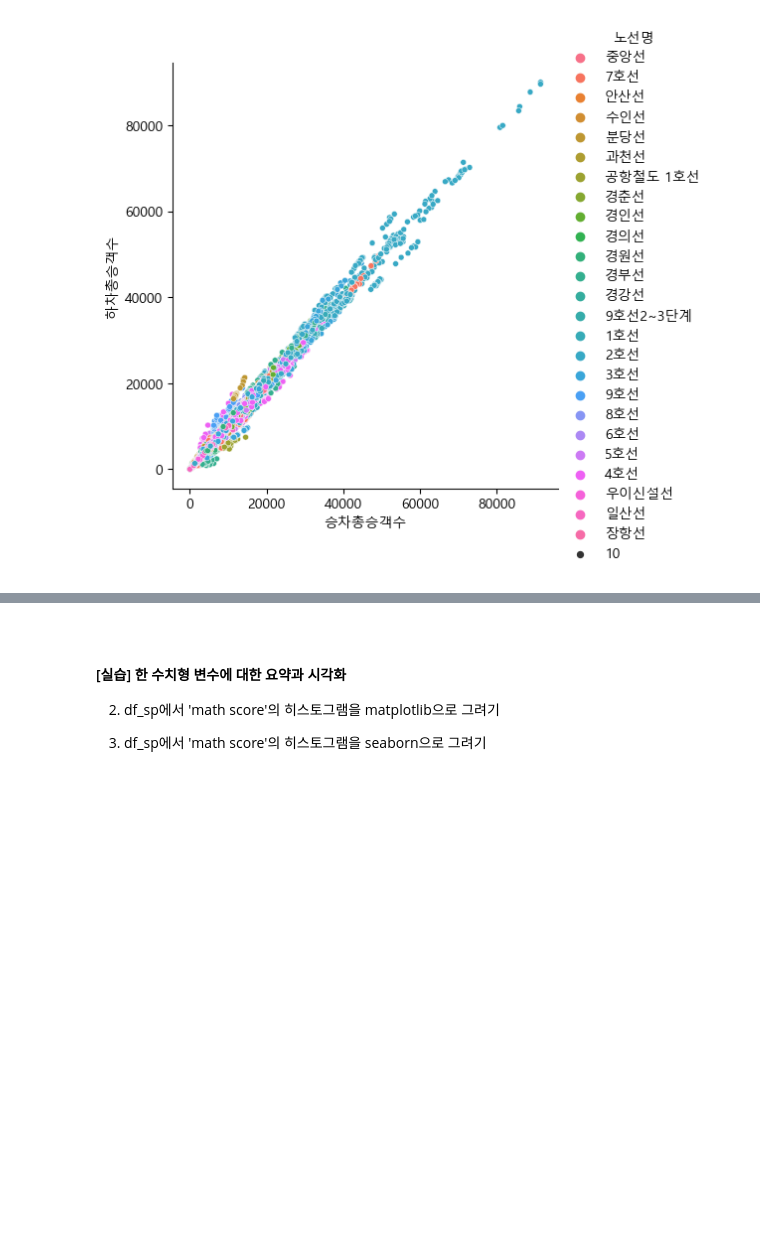
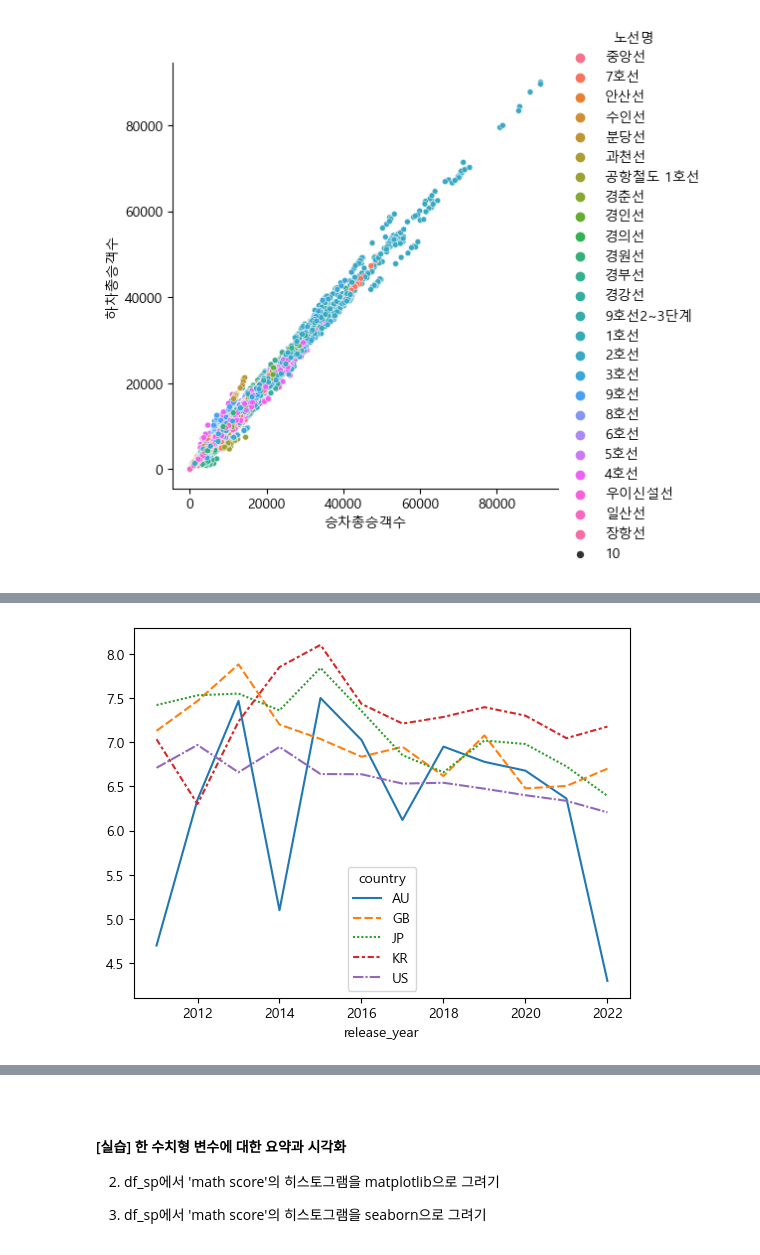
Before and after one commit to dnjsclf145/CDsamsung, a Jupyter notebook: 06실습답안.ipynb, the cells around one changed output, grey strips where cells are left out. Saved outputs shown, nothing was run; the diff lists cells and outputs as text; code cells hidden in the pictures; blank space fills up the shorter version.

```diff
--- a/06실습답안.ipynb
+++ b/06실습답안.ipynb
@@ -73,0 +136,8 @@ plt.show()
+# %%
+top5 = df_nf[df_nf['country'].isin(['KR', 'JP', 'GB', 'AU', 'US'])]
+top5 = top5[top5['release_year'] > 2010]
+pivot = pd.pivot_table(top5, index = 'release_year', columns = 'country', values = 'imdb_score', aggfunc = 'mean')
+sns.lineplot(data = pivot)
+plt.show()
+# %% [output]
+[figure, added]
```
Also changed, not shown: parts of 8 cells of this notebook, 4 other files.
